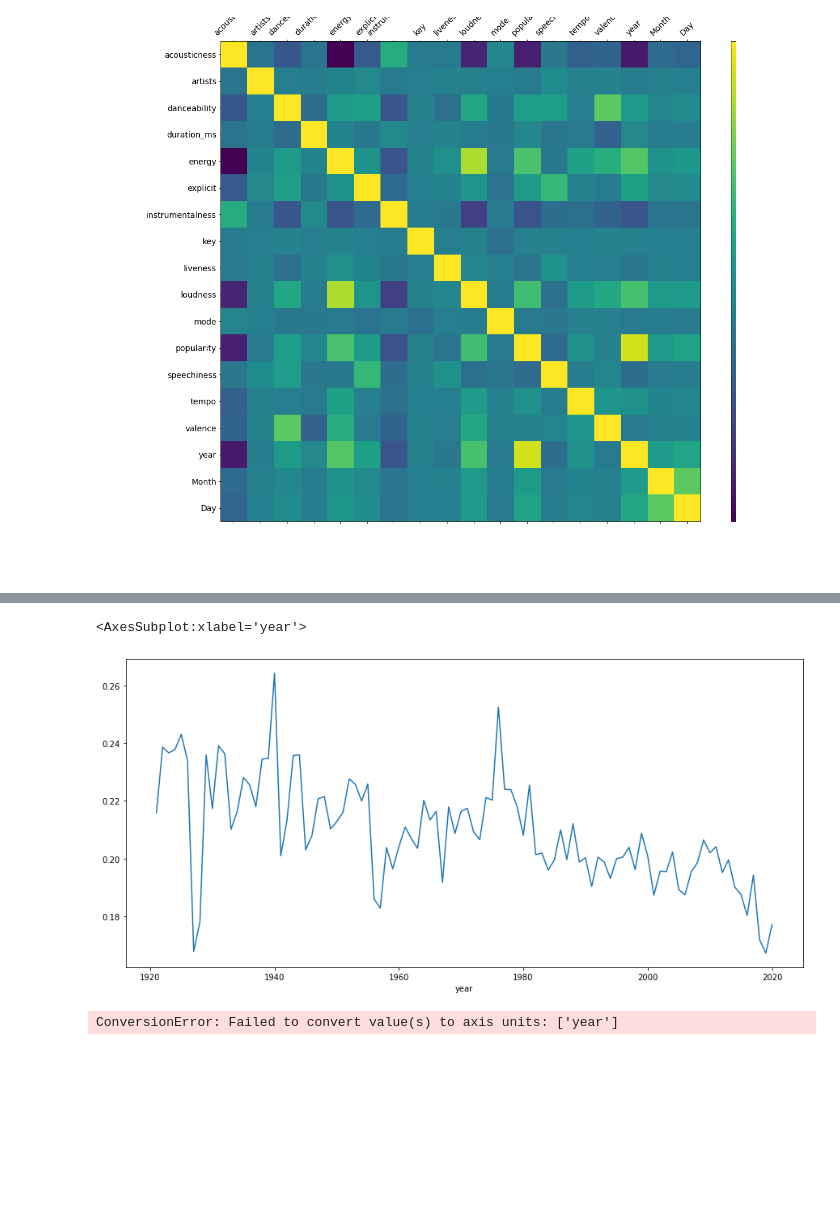
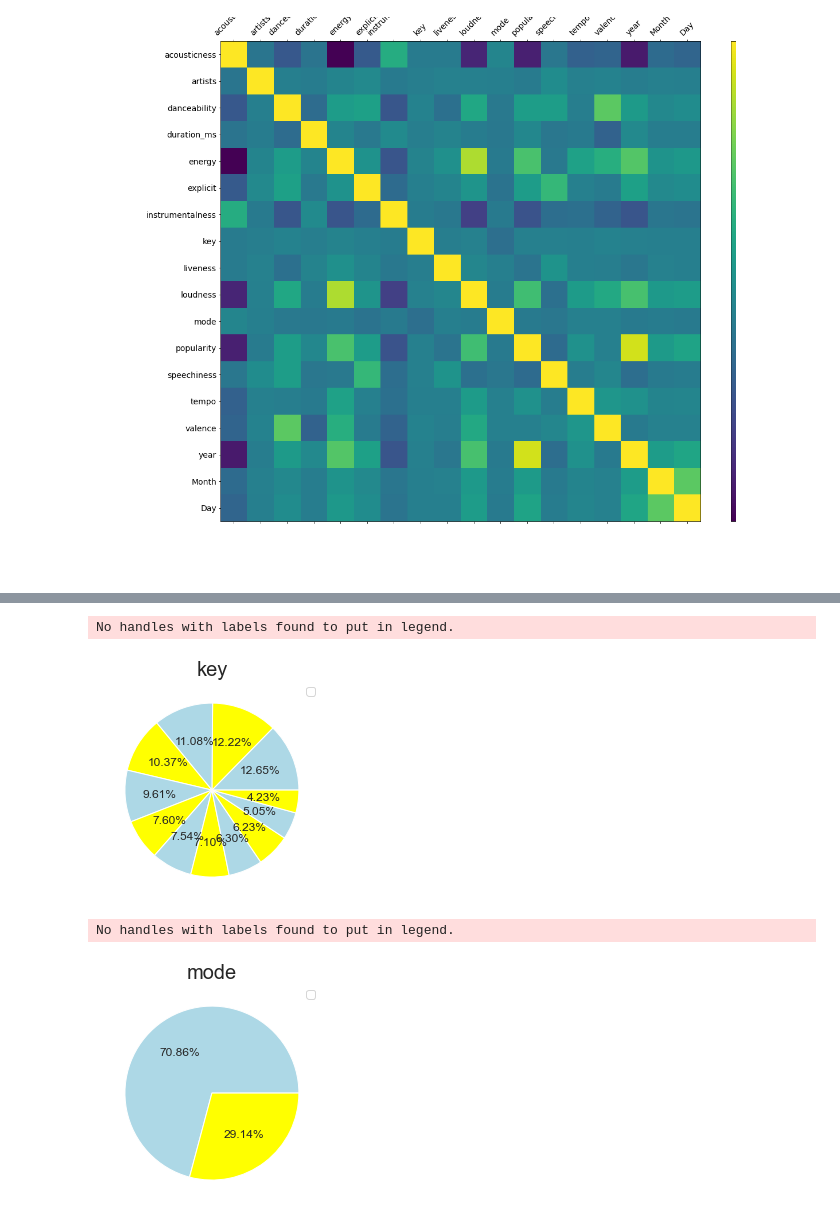
Before and after one commit to EinarUlzary/Spotify, a Jupyter notebook: firstStatisticalAnalysis.ipynb, the cells around one changed output, grey strips where cells are left out. Cells and saved outputs as stored; diff of their text form; code cells hidden in the pictures; blank space fills up the shorter version.

```diff
--- a/firstStatisticalAnalysis.ipynb
+++ b/firstStatisticalAnalysis.ipynb
@@ -92,12 +83,12 @@ Spo_Clean_Data.groupby(['year']).mean()['popularity'].plot(ax=ax)
-# %%
-fig, ax = plt.subplots(figsize=(15,7))
-# use unstack()
-Spo_Clean_Data.groupby(['year']).mean()['liveness'].plot(ax=ax)
-# %% [output]
-<AxesSubplot:xlabel='year'>
-[figure, removed]
-# %%
-Spo_Clean_Data[['key']].plot(kind='hist',bins=['year'],rwidth=0.8)
-plt.show()
-# %% [output]
-ConversionError: Failed to convert value(s) to axis units: ['year']
+# %%
+plt.pie(Spo_Clean_Data['key'].value_counts(),
+colors = ['lightblue', 'yellow'],
+autopct = '%.2f%%',
+),
+plt.title('key', fontsize = 20)
+plt.legend(loc='best')
+plt.axis('off')
+plt.show()
+# %% [output]
+No handles with labels found to put in legend.
+[figure, added]
@@ -103,0 +105,13 @@ ConversionError: Failed to convert value(s) to axis units: ['year']
+# %%
+plt.pie(Spo_Clean_Data['mode'].value_counts(),
+colors = ['lightblue', 'yellow'],
+autopct = '%.2f%%'),
+labels = labels,
+plt.title('mode', fontsize = 20)
+
+plt.axis('off')
+plt.legend()
+plt.show()
+# %% [output]
+No handles with labels found to put in legend.
+[figure, added]
```
Also changed, not shown: parts of 5 cells of this notebook, 1 other file.
